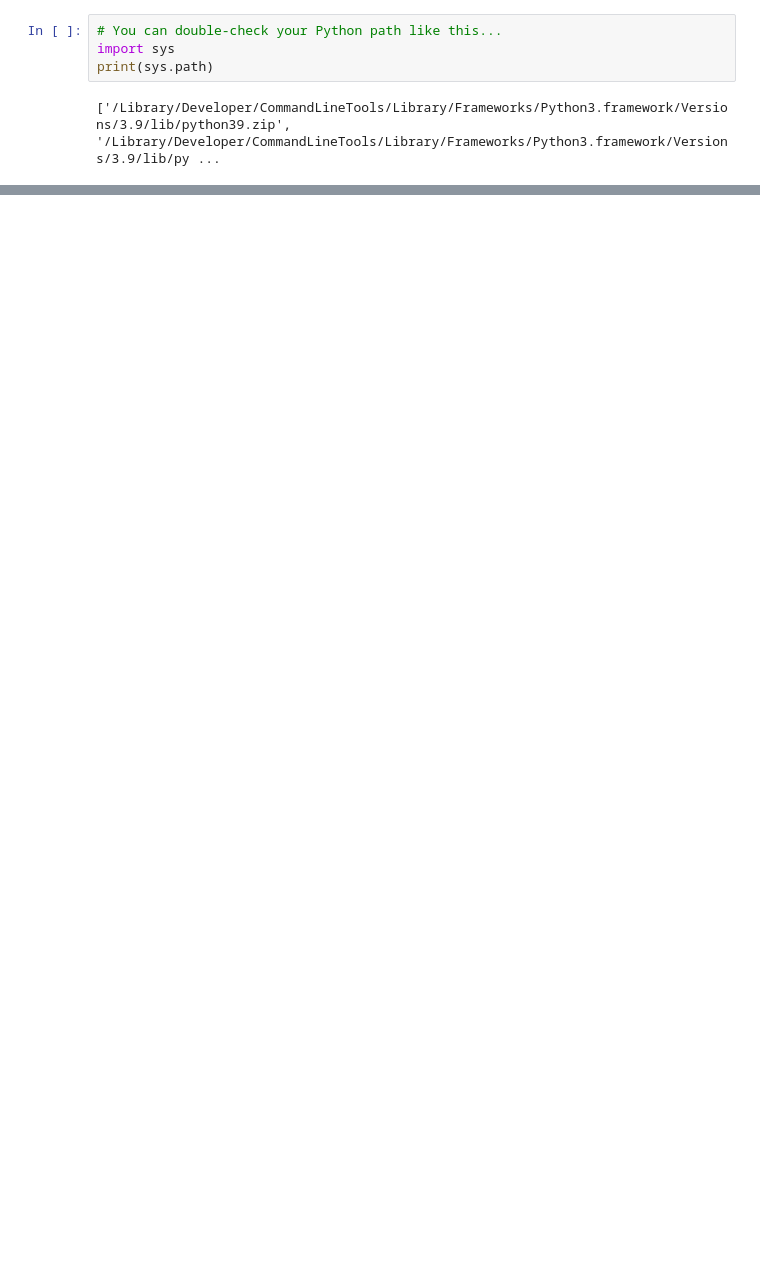
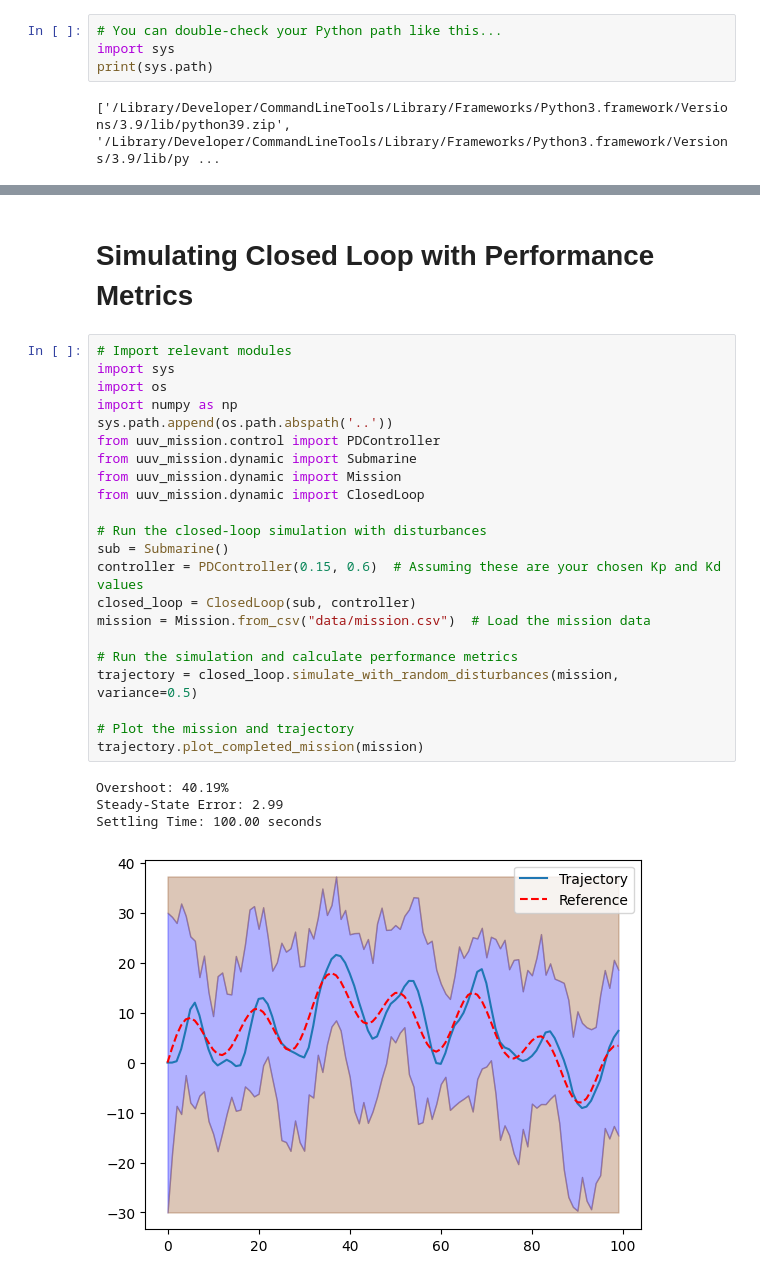
Before and after one commit to jadu444/B1-Scientific-Coding, a Jupyter notebook: notebooks/demo.ipynb, the cells around one changed output, grey strips where cells are left out. Cells and saved outputs as stored; diff of their text form; blank space fills up the shorter version.

Commit message:
modifying dynamic.py and demo.ipynb to include perfomance metrics

```diff
--- a/notebooks/demo.ipynb
+++ b/notebooks/demo.ipynb
@@ -34,0 +55,29 @@ trajectory.plot_completed_mission(mission)
+# %% [markdown]
+# Simulating Closed Loop with Performance Metrics
+# %%
+# Import relevant modules
+import sys
+import os
+import numpy as np
+sys.path.append(os.path.abspath('..'))
+from uuv_mission.control import PDController
+from uuv_mission.dynamic import Submarine
+from uuv_mission.dynamic import Mission
+from uuv_mission.dynamic import ClosedLoop
+
+# Run the closed-loop simulation with disturbances
+sub = Submarine()
+controller = PDController(0.15, 0.6)  # Assuming these are your chosen Kp and Kd values
+closed_loop = ClosedLoop(sub, controller)
+mission = Mission.from_csv("data/mission.csv")  # Load the mission data
+
+# Run the simulation and calculate performance metrics
+trajectory = closed_loop.simulate_with_random_disturbances(mission, variance=0.5)
+
+# Plot the mission and trajectory
+trajectory.plot_completed_mission(mission)
+# %% [output]
+Overshoot: 40.19%
+Steady-State Error: 2.99
+Settling Time: 100.00 seconds
+[figure, added]
```
Also changed, not shown: parts of 7 cells of this notebook, 1 other file.
